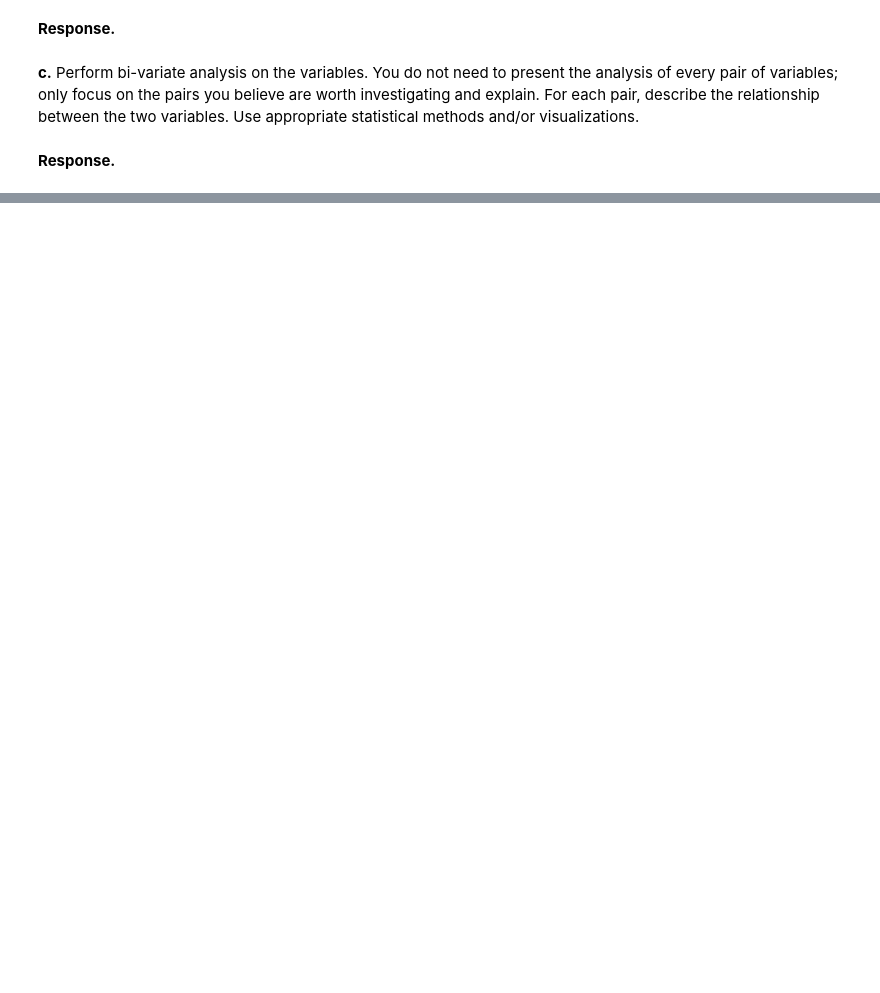
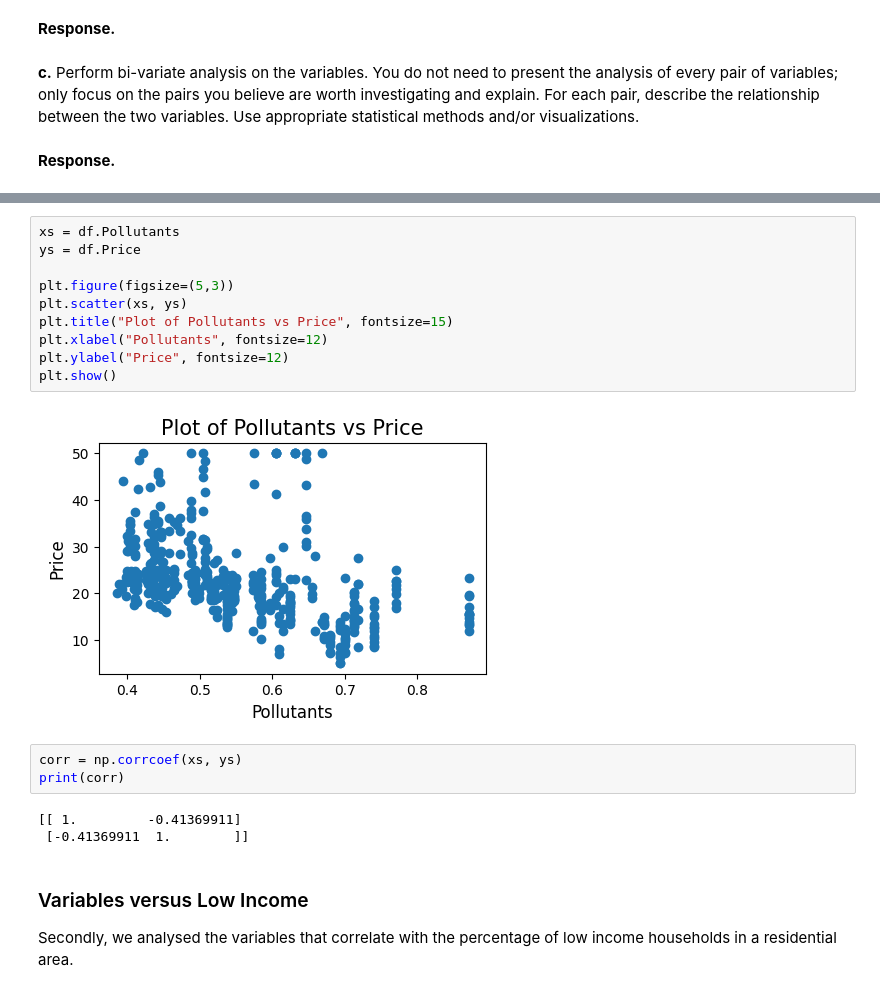
Before and after one commit to miniminhanh/CS105-project, a Jupyter notebook: CS105 Project Submission Part I 2026.ipynb, the cells around one changed output, grey strips where cells are left out. Drawn from its saved outputs; the diff is of its cells as text; blank space fills up the shorter version.

```diff
--- a/CS105 Project Submission Part I 2026.ipynb
+++ b/CS105 Project Submission Part I 2026.ipynb
@@ -211,0 +330,21 @@ print(f"mean Price: {df.Price.mean()}")
+# %%
+xs = df.Pollutants
+ys = df.Price
+
+plt.figure(figsize=(5,3))
+plt.scatter(xs, ys)
+plt.title("Plot of Pollutants vs Price", fontsize=15)
+plt.xlabel("Pollutants", fontsize=12)
+plt.ylabel("Price", fontsize=12)
+plt.show()
+# %% [output]
+[figure, added]
+# %%
+corr = np.corrcoef(xs, ys)
+print(corr)
+# %% [output]
+[[ 1.         -0.41369911]
+ [-0.41369911  1.        ]]
+# %% [markdown]
+### Variables versus Low Income
+Secondly, we analysed the variables that correlate with the percentage of low income households in a residential area.
```
Also changed, not shown: parts of 35 cells of this notebook.
